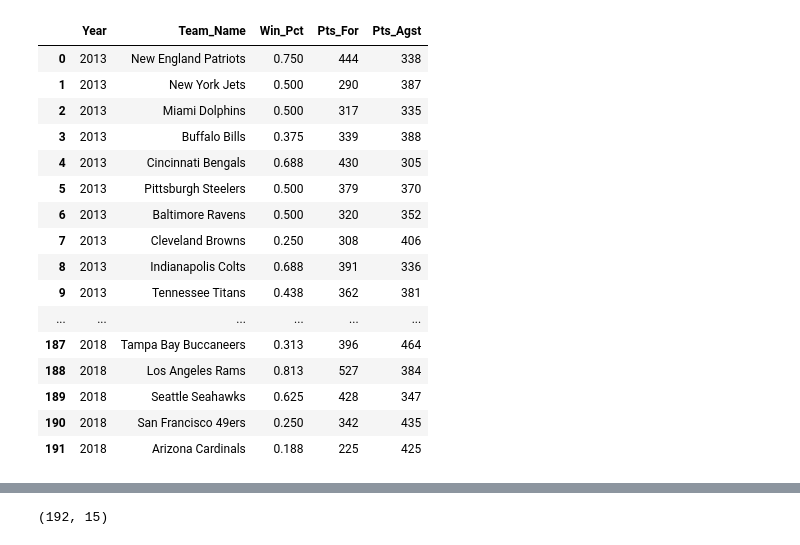
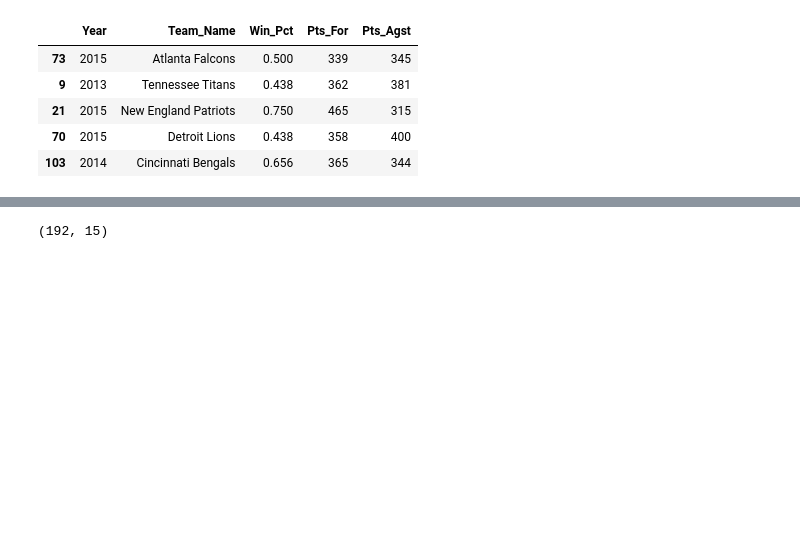
Before and after one commit to DavidLevy310/NFLAssetAllocation, a Jupyter notebook: Project1_DataFrameMerge_DataCleaning.ipynb, the cells around one changed output, grey strips where cells are left out. Drawn from its saved outputs; the diff is of its cells as text; code cells hidden in the pictures; blank space fills up the shorter version.

```diff
--- a/Project1_DataFrameMerge_DataCleaning.ipynb
+++ b/Project1_DataFrameMerge_DataCleaning.ipynb
@@ -15,25 +15,14 @@ pd.set_option('display.max_rows', None)
 NFLWins = pd.read_csv('Wins.csv')
 # %%
 #View File
-NFLWins
+NFLWins.sample(5)
 # %% [output]
 |  | Year | Team_Name | Win_Pct | Pts_For | Pts_Agst |
-| 0 | 2013 | New England Patriots | 0.750 | 444 | 338 |
-| 1 | 2013 | New York Jets | 0.500 | 290 | 387 |
-| 2 | 2013 | Miami Dolphins | 0.500 | 317 | 335 |
-| 3 | 2013 | Buffalo Bills | 0.375 | 339 | 388 |
-| 4 | 2013 | Cincinnati Bengals | 0.688 | 430 | 305 |
-| 5 | 2013 | Pittsburgh Steelers | 0.500 | 379 | 370 |
-| 6 | 2013 | Baltimore Ravens | 0.500 | 320 | 352 |
-| 7 | 2013 | Cleveland Browns | 0.250 | 308 | 406 |
-| 8 | 2013 | Indianapolis Colts | 0.688 | 391 | 336 |
+| 73 | 2015 | Atlanta Falcons | 0.500 | 339 | 345 |
 | 9 | 2013 | Tennessee Titans | 0.438 | 362 | 381 |
-| ... | ... | ... | ... | ... | ... |
-| 187 | 2018 | Tampa Bay Buccaneers | 0.313 | 396 | 464 |
-| 188 | 2018 | Los Angeles Rams | 0.813 | 527 | 384 |
-| 189 | 2018 | Seattle Seahawks | 0.625 | 428 | 347 |
-| 190 | 2018 | San Francisco 49ers | 0.250 | 342 | 435 |
-| 191 | 2018 | Arizona Cardinals | 0.188 | 225 | 425 |
+| 21 | 2015 | New England Patriots | 0.750 | 465 | 315 |
+| 70 | 2015 | Detroit Lions | 0.438 | 358 | 400 |
+| 103 | 2014 | Cincinnati Bengals | 0.656 | 365 | 344 |
 # %%
 #Read NFL Salary CSV File
 NFLSalary = pd.read_csv('Salary.csv')
```
Also changed, not shown: parts of 6 cells of this notebook, 1 other file.
